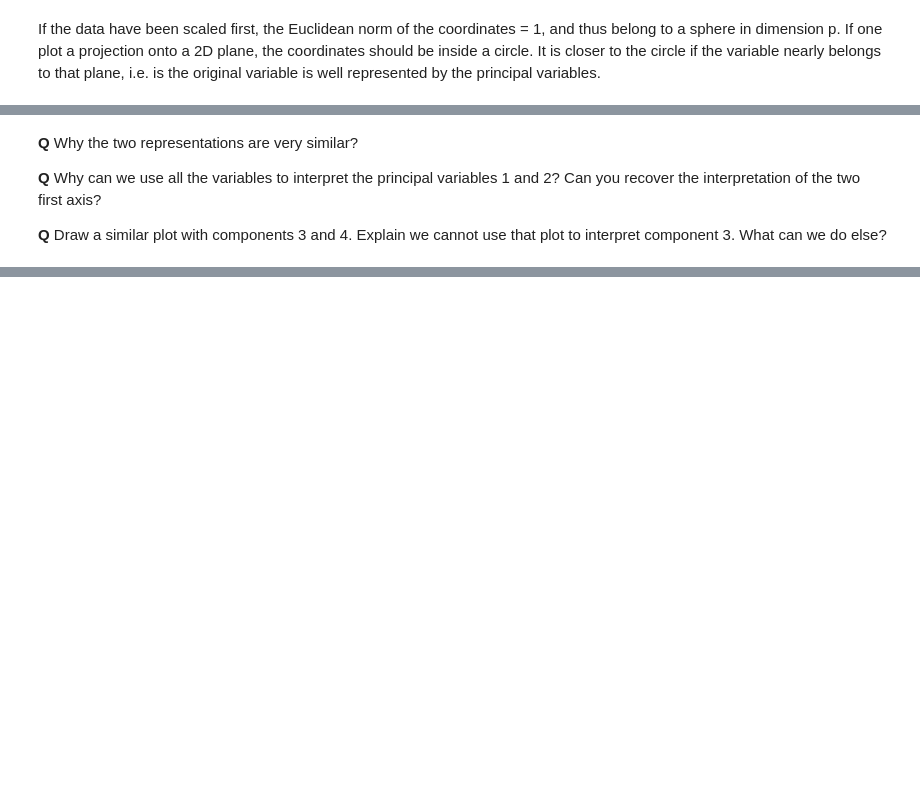
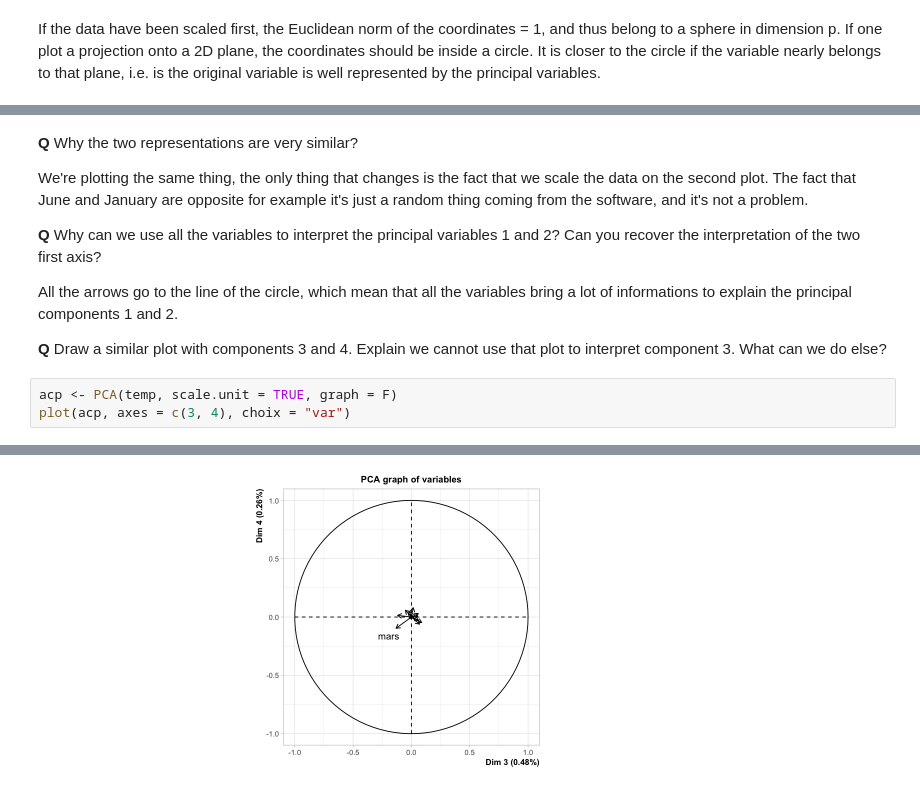
Before and after one commit to paul-corbalan/Data-analysis-Project-4Y-INSA, a Jupyter notebook: Episod 2 - Principal Component Analysis/PCA_temperature_4GMM.ipynb, the cells around one changed output, grey strips where cells are left out. Saved outputs shown, nothing was run; the diff lists cells and outputs as text; blank space fills up the shorter version.

```diff
--- a/Episod 2 - Principal Component Analysis/PCA_temperature_4GMM.ipynb
+++ b/Episod 2 - Principal Component Analysis/PCA_temperature_4GMM.ipynb
@@ -287,6 +323,14 @@ plot(acp, axes = c(1, 2), choix = "var")
 # %% [markdown]
 **Q** Why the two representations are very similar?
 
+We're plotting the same thing, the only thing that changes is the fact that we scale the data on the second plot. The fact that June and January are opposite for example it's just a random thing coming from the software, and it's not a problem.
+
 **Q** Why can we use all the variables to interpret the principal variables 1 and 2? Can you recover the interpretation of the two first axis?
 
+All the arrows go to the line of the circle, which mean that all the variables bring a lot of informations to explain the principal components 1 and 2.
+
 **Q** Draw a similar plot with components 3 and 4. Explain we cannot use that plot to interpret component 3. What can we do else?
+# %%
+acp <- PCA(temp, scale.unit = TRUE, graph = F)
+plot(acp, axes = c(3, 4), choix = "var")
+# %% [output]
@@ -293 +339,2 @@ plot(acp, axes = c(1, 2), choix = "var")
+[figure, added]
 # %% [markdown]
```
Also changed, not shown: parts of 21 cells of this notebook.
